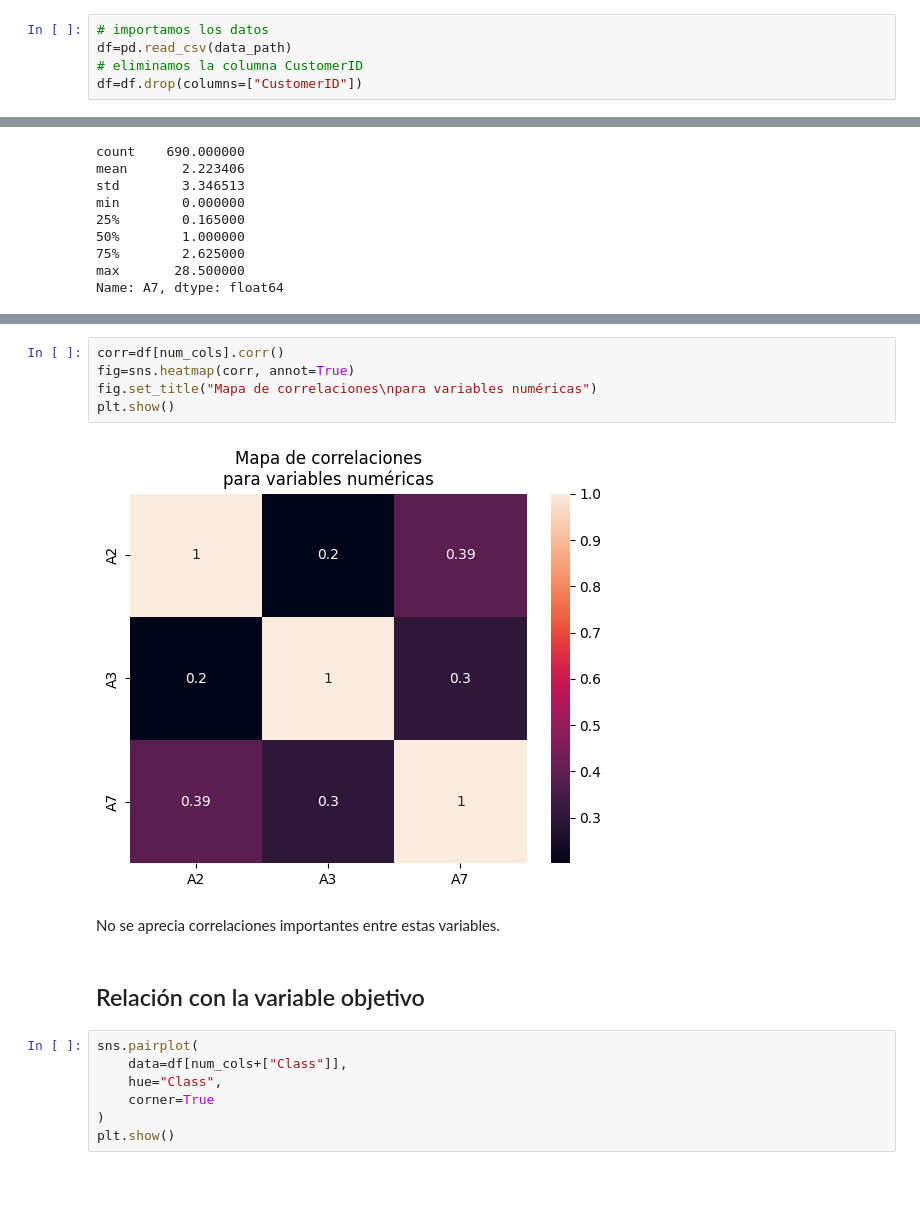
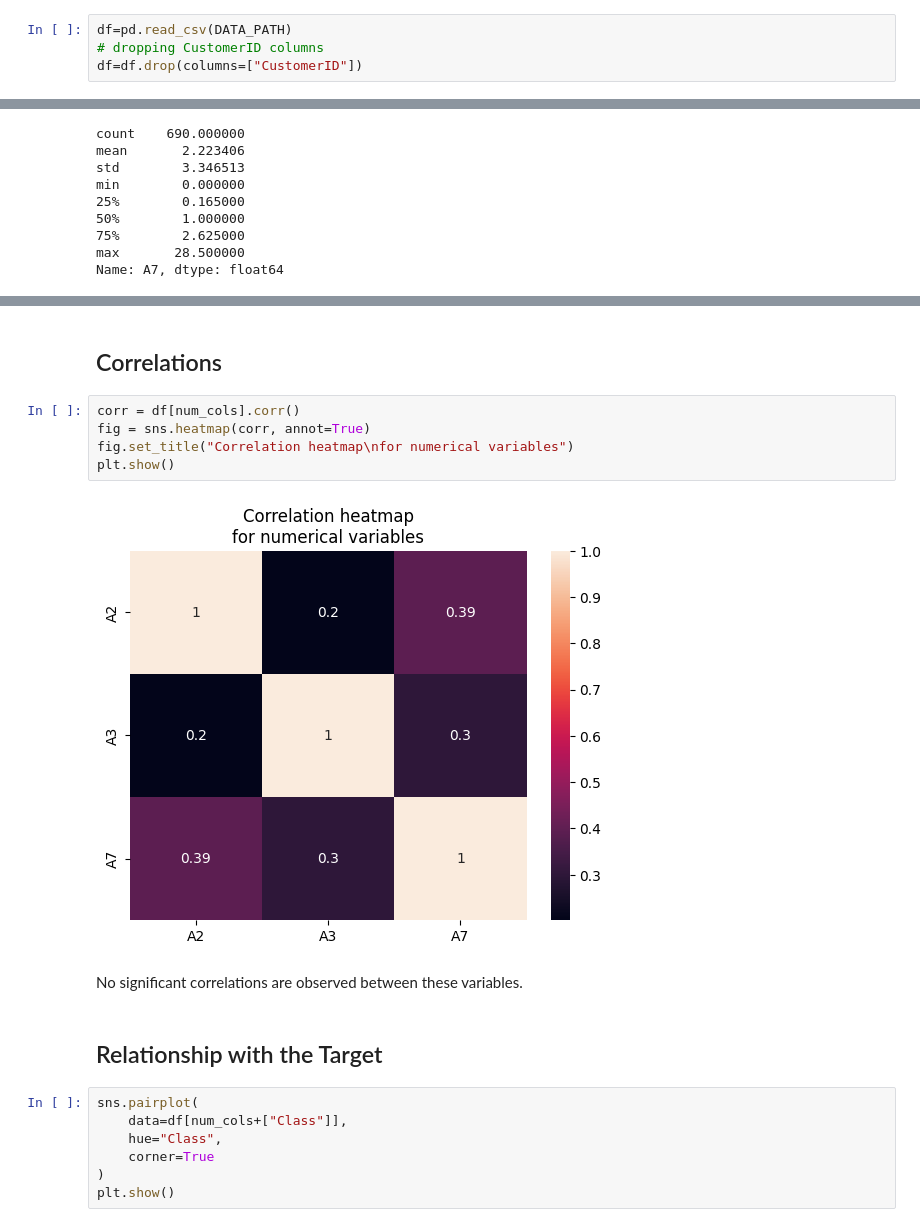
Before and after one commit to sirlluis/machine-learing-porfolio, a Jupyter notebook: credit_card/notebooks/EDA.ipynb, the cells around one changed output, grey strips where cells are left out. Saved outputs shown, nothing was run; the diff lists cells and outputs as text; blank space fills up the shorter version.

```diff
--- a/credit_card/notebooks/EDA.ipynb
+++ b/credit_card/notebooks/EDA.ipynb
@@ -37,7 +29,6 @@ from sklearn.metrics import (
 # %%
-# importamos los datos
-df=pd.read_csv(data_path)
-# eliminamos la columna CustomerID
+df=pd.read_csv(DATA_PATH)
+# dropping CustomerID columns
 df=df.drop(columns=["CustomerID"])
 # %%
 df.head()
@@ -299,14 +284,16 @@ A3 y A7 tienen colas largas, vale la pena hacer una análisis mas profundo para
+# %% [markdown]
+## Correlations
 # %%
-corr=df[num_cols].corr()
-fig=sns.heatmap(corr, annot=True)
-fig.set_title("Mapa de correlaciones\npara variables numéricas")
+corr = df[num_cols].corr()
+fig = sns.heatmap(corr, annot=True)
+fig.set_title("Correlation heatmap\nfor numerical variables")
 plt.show()
 # %% [output]
-[figure, old version]
+[figure, new version]
-# %% [markdown]
-No se aprecia correlaciones importantes entre estas variables.
-# %% [markdown]
-## Relación con la variable objetivo
+# %% [markdown]
+No significant correlations are observed between these variables.
+# %% [markdown]
+## Relationship with the Target
 # %%
 sns.pairplot(
     data=df[num_cols+["Class"]],
```
Also changed, not shown: parts of 73 cells of this notebook, 1 other file.
